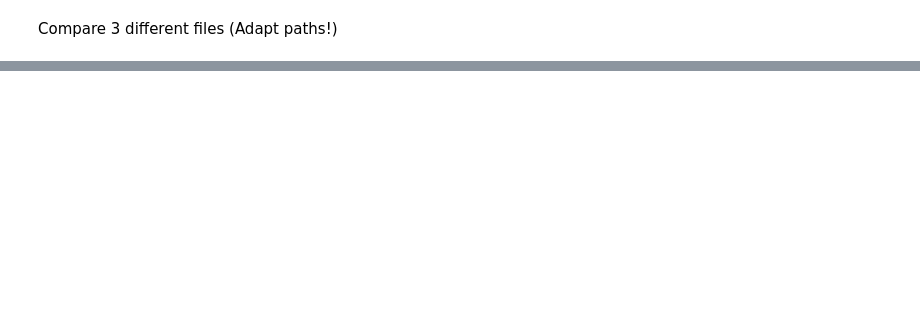
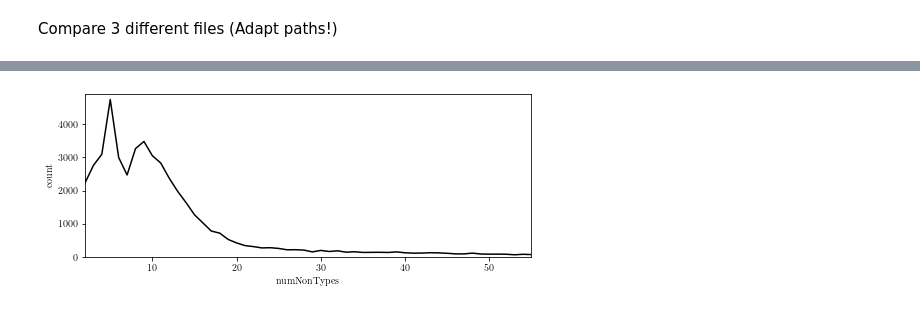
Before and after one commit to lgleim/SchemaTreeRecommender, a Jupyter notebook: evaluation/visualization_single_evaluation.ipynb, the cells around one changed output, grey strips where cells are left out. Cells and saved outputs as stored; diff of their text form; code cells hidden in the pictures; blank space fills up the shorter version.

```diff
--- a/evaluation/visualization_single_evaluation.ipynb
+++ b/evaluation/visualization_single_evaluation.ipynb
@@ -74,0 +119,16 @@ DataError: No numeric types to aggregate
+# %%
+counts  = pd.read_csv("results/counts.csv",encoding = "ISO-8859-1", skipinitialspace=True, sep=" ", header=None,names=["count","numNonTypes","trash"])
+figure(num=None, figsize=(8, 3))
+g = sns.lineplot(
+    x=counts["numNonTypes"],
+    y=counts["count"],
+    data=counts,
+    color="black",
+)
+ax = g.axes
+ax.set_xlim(2,55)
+ax.set_ylim(0,4900)
+# ax.set_yscale("log", nonposy='clip')
+plt.savefig('counts.pdf', bbox_inches='tight')
+# %% [output]
+[figure, added]
```
Also changed, not shown: parts of 6 cells of this notebook, 28 other files.
